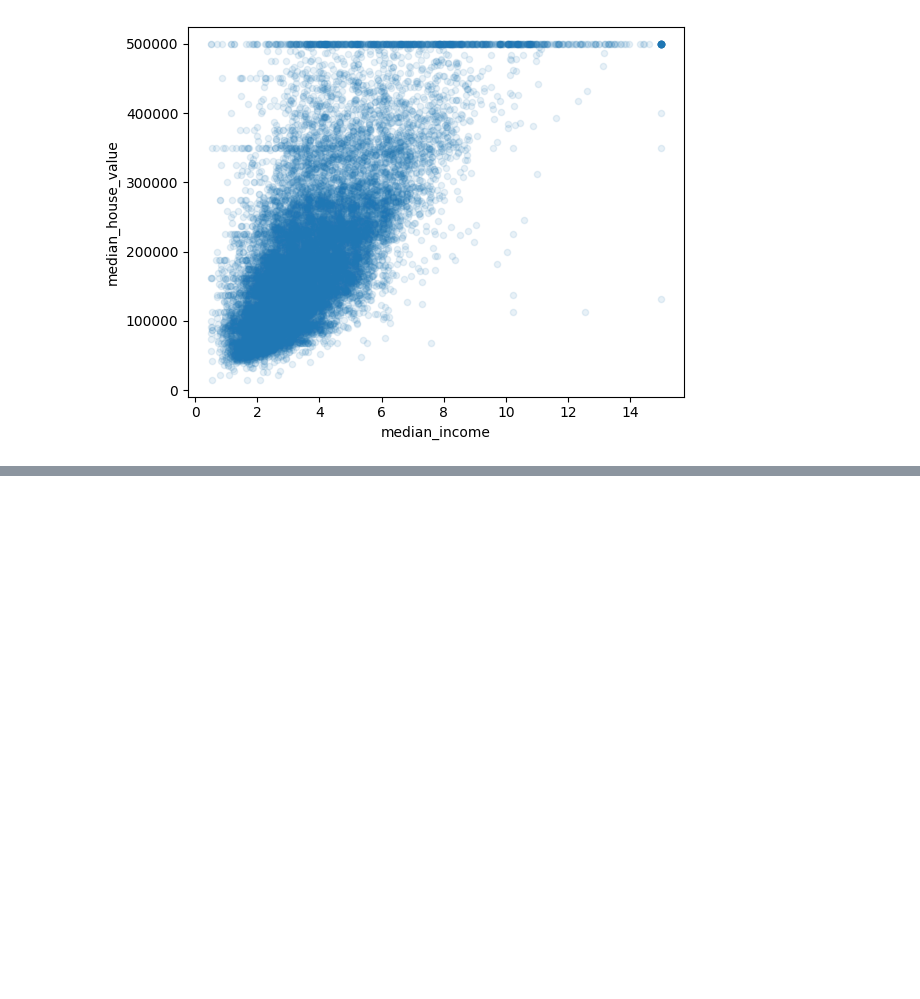
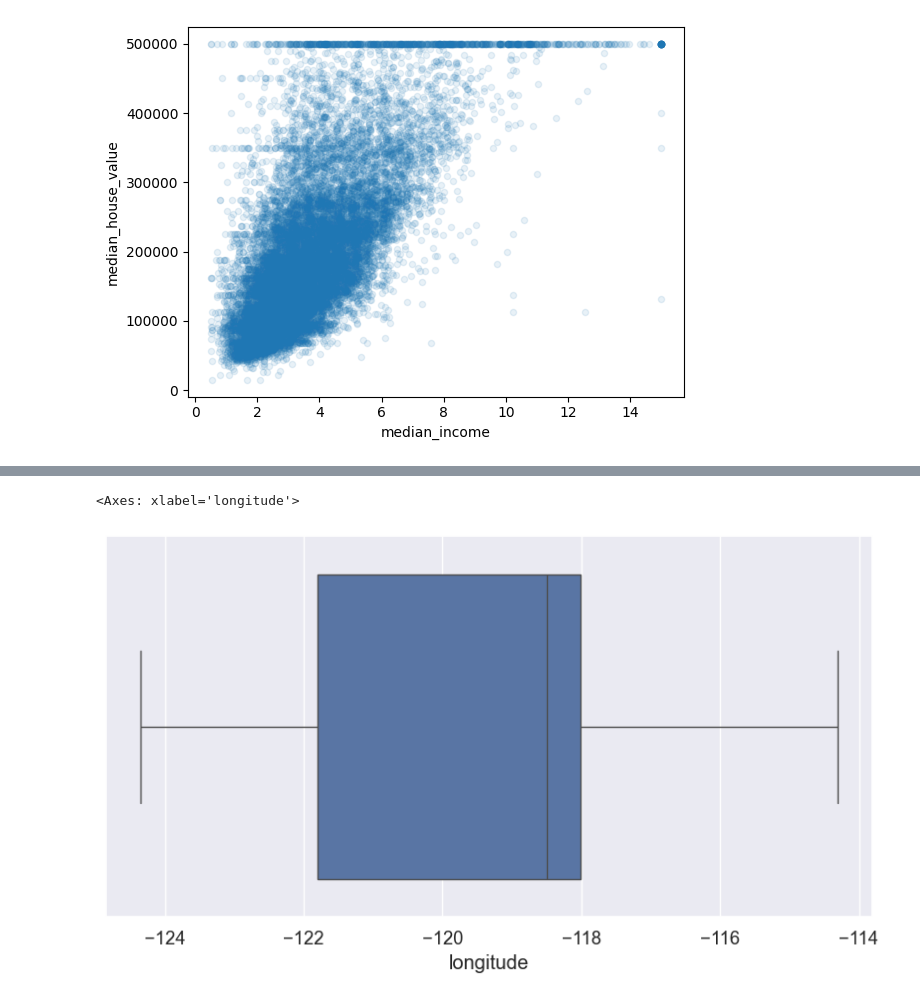
Before and after one commit to Abdullah2265Habib/california-housing-prediction-ml-project, a Jupyter notebook: California_Housing_Price_Prediction.ipynb, the cells around one changed output, grey strips where cells are left out. Cells and saved outputs as stored; diff of their text form; code cells hidden in the pictures; blank space fills up the shorter version.

```diff
--- a/California_Housing_Price_Prediction.ipynb
+++ b/California_Housing_Price_Prediction.ipynb
@@ -202,7 +152,3 @@ housing.plot(kind="scatter", x="median_income", y="median_house_value", alpha=0.
 # %% [output]
 <Axes: xlabel='median_income', ylabel='median_house_value'>
 [figure]
-# %%
-housing["rooms_per_household"] = housing["total_rooms"] / housing["households"]
-housing["bedrooms_per_room"] = housing["total_bedrooms"] / housing["total_rooms"]
-housing["population_per_household"] = housing["population"] / housing["households"]
@@ -227,3 +154,0 @@ dtype: float64
-# %%
-housing = strat_train_set.drop("median_house_value", axis=1)
-housing_labels = strat_train_set["median_house_value"].copy()
@@ -555,0 +155,2 @@ print("95% confidence interval for RMSE:", confidence_interval)
+# %%
+housing = housing.dropna(how="all")
@@ -555,0 +169,6 @@ print("95% confidence interval for RMSE:", confidence_interval)
+# %%
+sns.set(rc = {'figure.figsize': [10, 5]}, font_scale = 1.2)
+sns.boxplot(data = housing, x = "longitude")
+# %% [output]
+<Axes: xlabel='longitude'>
+[figure, added]
```
Also changed, not shown: parts of 54 cells of this notebook.
